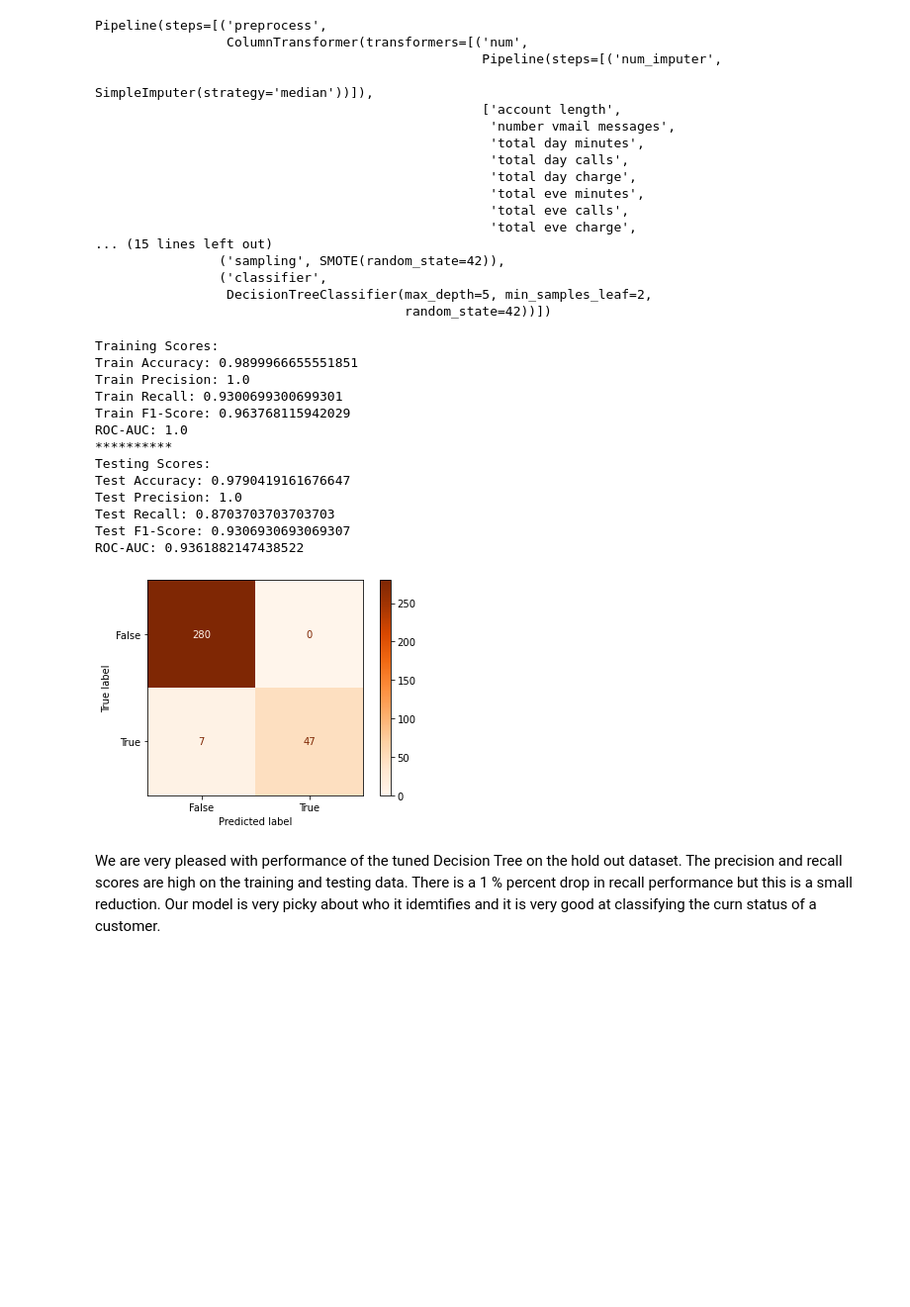
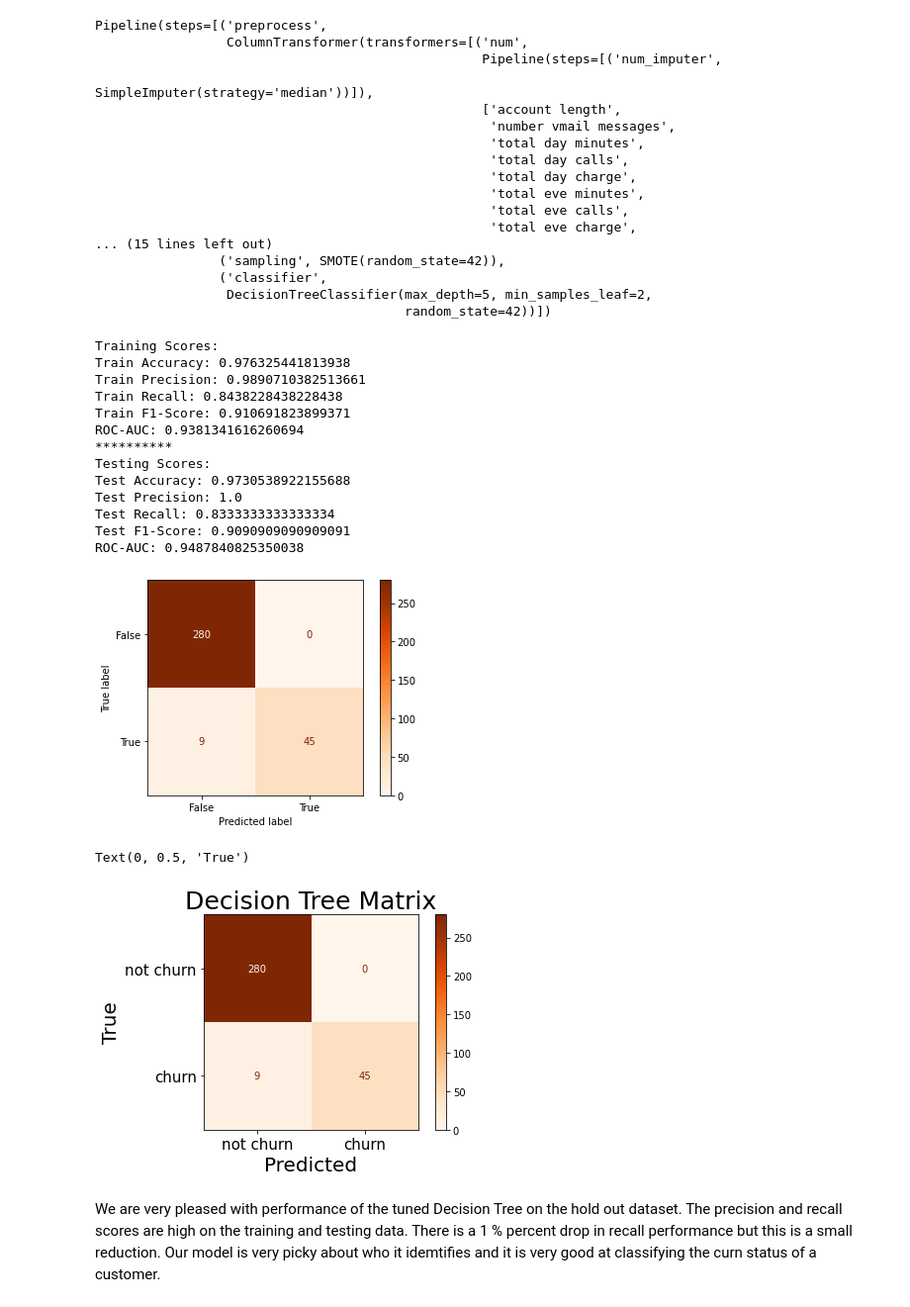
Before and after one commit to MellissaValle/CustomerChurn, a Jupyter notebook: notebooks/Dave/Modeling.ipynb, the cells around one changed output. Shown at 99% size. Cells and saved outputs as stored; diff of their text form; code cells hidden in the pictures; blank space fills up the shorter version.

```diff
--- a/notebooks/Dave/Modeling.ipynb
+++ b/notebooks/Dave/Modeling.ipynb
@@ -684,22 +684,32 @@ Pipeline(steps=[('preprocess',
                  DecisionTreeClassifier(max_depth=5, min_samples_leaf=2,
                                         random_state=42))])
 # %%
-evaluate(output.best_estimator_, X_use, X_hold, y_use, y_hold, roc_auc='proba')
+evaluate(dt_final, X_use, X_hold, y_use, y_hold, roc_auc='proba')
 # %% [output]
 Training Scores:
-Train Accuracy: 0.9899966655551851
-Train Precision: 1.0
-Train Recall: 0.9300699300699301
-Train F1-Score: 0.963768115942029
-ROC-AUC: 1.0
+Train Accuracy: 0.976325441813938
+Train Precision: 0.9890710382513661
+Train Recall: 0.8438228438228438
+Train F1-Score: 0.910691823899371
+ROC-AUC: 0.9381341616260694
 **********
 Testing Scores:
-Test Accuracy: 0.9790419161676647
+Test Accuracy: 0.9730538922155688
 Test Precision: 1.0
-Test Recall: 0.8703703703703703
-Test F1-Score: 0.9306930693069307
-ROC-AUC: 0.9361882147438522
+Test Recall: 0.8333333333333334
+Test F1-Score: 0.9090909090909091
+ROC-AUC: 0.9487840825350038
 [figure]
+# %%
+plot_confusion_matrix(dt_final, X_hold, y_hold, display_labels=["not churn", "churn"], cmap=plt.cm.Oranges, values_format='.5g')
+plt.title("Decision Tree Matrix", fontsize = 25)
+plt.xticks(fontsize= 15)
+plt.yticks(fontsize= 15)
+plt.xlabel(xlabel = "Predicted", fontsize= 20)
+plt.ylabel(ylabel = "True", fontsize= 20)
+# %% [output]
+Text(0, 0.5, 'True')
+[figure, added]
 # %% [markdown]
 We are very pleased with performance of the tuned Decision Tree on the hold out dataset. The precision and recall scores are high on the training and testing data. There is a 1 % percent drop in recall performance but this is a small reduction. Our model is very picky about who it idemtifies and it is very good at classifying the curn status of a customer.
 # %% [markdown]
```
Also changed, not shown: parts of 16 cells of this notebook.
